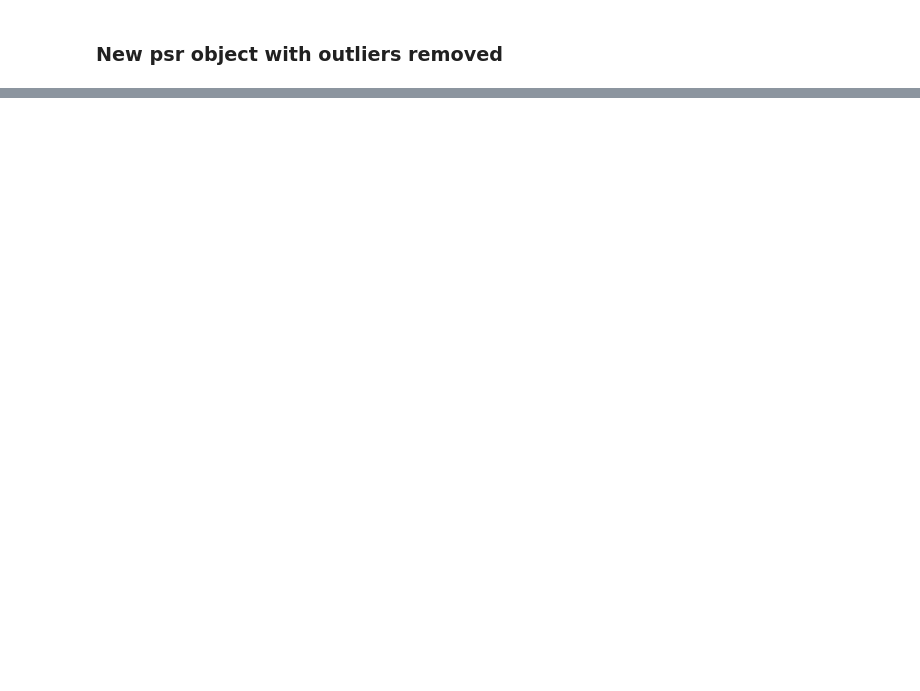
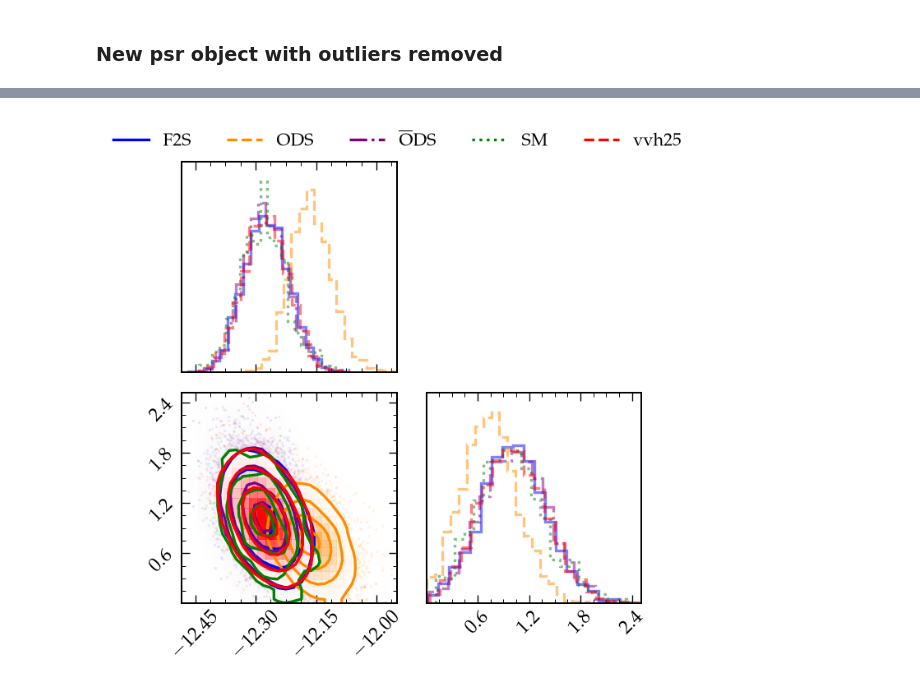
Before and after one commit to tresnjo/dsfourier, a Jupyter notebook: modules/outlier_test.ipynb, the cells around one changed output, grey strips where cells are left out. Cells and saved outputs as stored; diff of their text form; code cells hidden in the pictures; blank space fills up the shorter version.

```diff
--- a/modules/outlier_test.ipynb
+++ b/modules/outlier_test.ipynb
@@ -455,0 +579,5 @@ plt.show()
+# %%
+summaries_vanilla = build_fourier_psr_summaries(
+    [psr], eta0_list  = eta0_regularizer,
+    powerlaw = powerlaw, components = 30,
+    noisedict_list = [psr.noisedict])
@@ -455,0 +604,8 @@ plt.show()
+# %%
+# populate vanilla obj. with the moment-estimated results
+summaries_vanilla[0].ahat0 = ahat0
+summaries_vanilla[0].L0 = L0
+summaries_vanilla[0].Sigma0 = Sigma0
+summaries_vanilla[0].b0 = b0
+summaries_vanilla[0].TtNT = jnp.linalg.inv(Sigma0) - phi0_inv
+summaries_vanilla[0].log_const0 = 0.0
@@ -455,0 +616,3 @@ plt.show()
+# %%
+samples_vanilla = run_step2_SPNA(summaries_vanilla, [psr], ds.partial(phi_SPNA, powerlaw= powerlaw,), priordict_standard,
+                    n_warmup=1024, n_samples=4096)
@@ -455,0 +621,72 @@ plt.show()
+# %%
+samples_vanilla = samples_vanilla[psr.name]
+samples_vanilla = pd.DataFrame({labels[i]: samples_vanilla[k] for i, k in enumerate(labels_init)})
+# %%
+import matplotlib.lines as mlines
+
+figure = corner.corner(irn_samples_flow,
+                       hist_kwargs={"density": True, "alpha": 0.5, "color": "blue",
+                                    "linestyle": "solid", "lw": 2},
+                       color='blue',
+                       show_titles=False,
+                       smooth = True,
+                       label = "F2S")
+
+corner.corner(irn_samples_ds,
+              hist_kwargs={"density": True, "alpha": 0.5, "color": "darkorange",
+                           "linestyle": "dashed", "lw": 2},
+              color='darkorange',
+              fig=figure,
+              show_titles=False,
+              labelpad = 0.1,
+              smooth = True,
+              label = "O-DS")
+
+
+corner.corner(pd.DataFrame(samples_ds_outliers_rem),
+              hist_kwargs={"density": True, "alpha": 0.5, "color": "purple",
+                           "linestyle": "dashdot", "lw": 2},
+              color='purple',
+              fig=figure,
+              show_titles=False,
+              labelpad = 0.1,
+              smooth = True,
+              label = r"$\mathrm{\overline{O}-DS}$")
+
+corner.corner(pd.DataFrame(smsamples),
+            hist_kwargs={"density": True, "alpha": 0.5, "color": "green",
+                           "linestyle": "dotted", "lw": 2},
+              color='green',
+              fig=figure,
+              show_titles=False,
+              labelpad = 0.1,
+              smooth = True,
+              label = "SM")
+
+corner.corner(pd.DataFrame(samples_vanilla),
+            hist_kwargs={"density": True, "alpha": 0.5, "color": "red",
+                           "linestyle": "dashed", "lw": 2},
+              color='red',
+              fig=figure,
+              show_titles=False,
+              labelpad = 0.1,
+              smooth = True,
+              label = "SM")
+
+
+legend_handles = [mlines.Line2D([], [], color='blue', linestyle='solid',    linewidth=2, label='F2S'),
+    mlines.Line2D([], [], color='darkorange', linestyle='dashed',   linewidth=2, label='ODS'),
+    mlines.Line2D([], [], color='purple', linestyle='dashdot',  linewidth=2, label=r'$\mathrm{\overline{O}DS}$'),
+     mlines.Line2D([], [], color='green', linestyle='dotted',  linewidth=2, label='SM',),
+    mlines.Line2D([], [], color='red', linestyle='dashed',  linewidth=2, label='vvh25')]
+
+figure.legend(handles=legend_handles,
+              loc='upper center',
+              ncol = 5,
+              bbox_to_anchor = (0.5, 1.05))
+
+#figure.suptitle(psr.name, fontsize = 20, y = 1.02)
+plt.tight_layout()
+plt.show()
+# %% [output]
+[figure, added]
```
Also changed, not shown: parts of 52 cells of this notebook, 2 other files.
